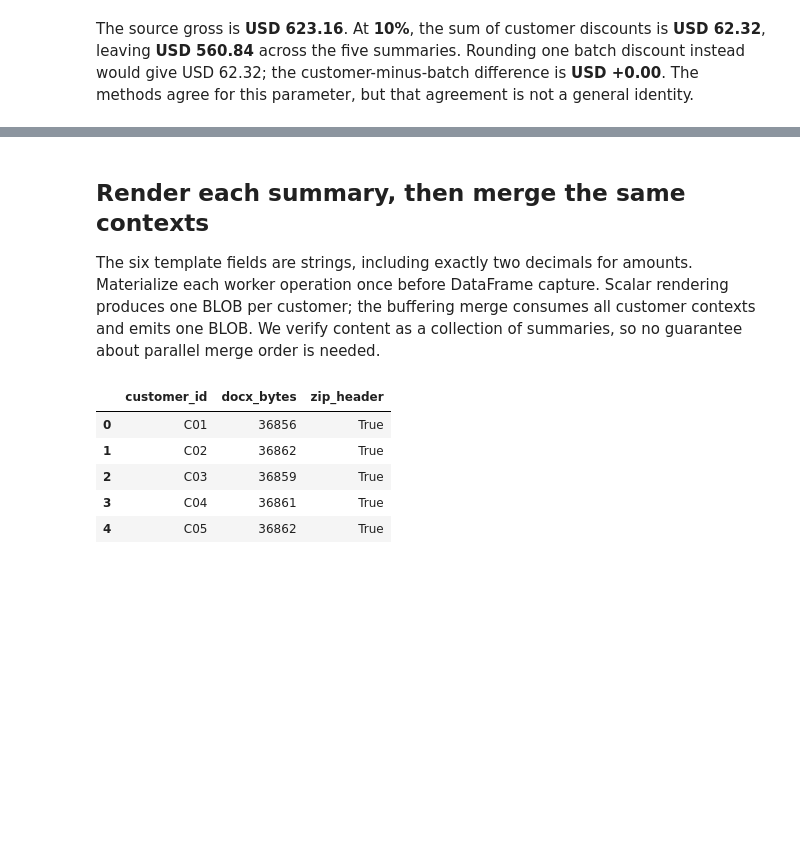
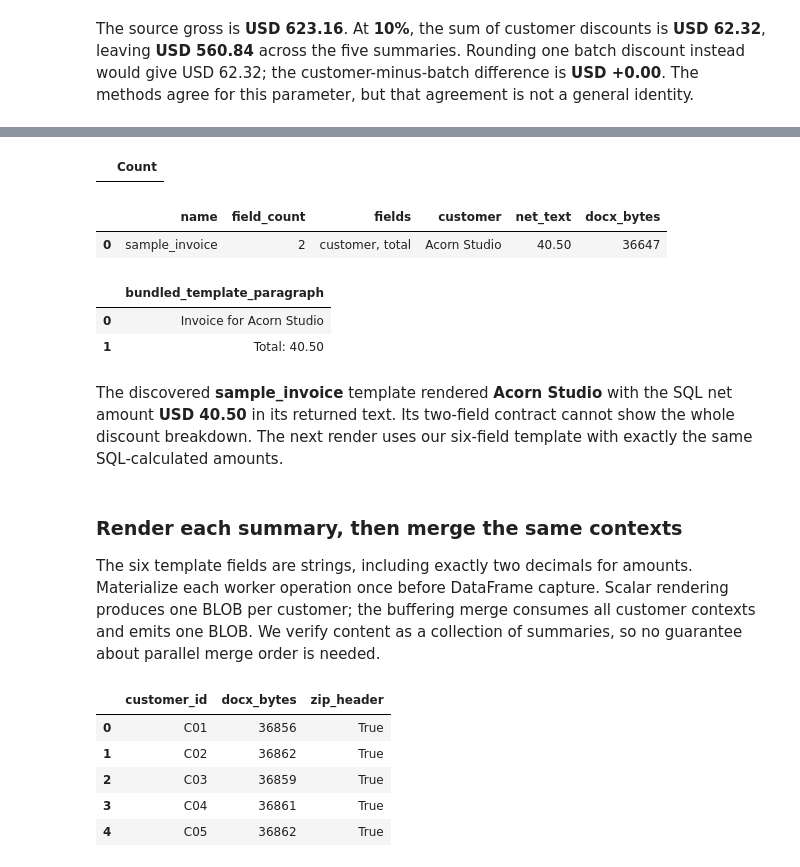
Before and after one commit to Query-farm/vgi-docgen, a Jupyter notebook: notebooks/01_reconcile_generated_documents.ipynb, the cells around one changed output, grey strips where cells are left out. Saved outputs shown, nothing was run; the diff lists cells and outputs as text; code cells hidden in the pictures; blank space fills up the shorter version.

```diff
--- a/notebooks/01_reconcile_generated_documents.ipynb
+++ b/notebooks/01_reconcile_generated_documents.ipynb
@@ -150,0 +198,10 @@ The source gross is **USD 623.16**. At **10%**, the sum of customer discounts is
+# %%
+%%sql
+CREATE TABLE bundled_preview AS
+SELECT t.name,t.field_count,t.fields,a.customer,a.net_usd::VARCHAR AS net_text,
+       docgen.main.docgen_render(t.path,{customer:a.customer,total:a.net_usd::VARCHAR}) AS doc
+FROM template_catalog t CROSS JOIN
+     (SELECT * FROM amounts ORDER BY customer_id LIMIT 1) a
+WHERE t.name='sample_invoice';
+# %% [output]
+|  | Count |
@@ -151,5 +212,28 @@ The source gross is **USD 623.16**. At **10%**, the sum of customer discounts is
+# %%
+display(preview.drop(columns="doc"))
+assert len(preview) == 1 and preview.iloc[0].docx_bytes > 0
+preview_row = preview.iloc[0]
+preview_paragraphs = paragraphs(bytes(preview_row.doc))
+preview_text = "\n".join(preview_paragraphs)
+assert preview_row.customer in preview_text and preview_row.net_text in preview_text
+assert "{{" not in preview_text and "{%" not in preview_text
+# Text inspection does not render the document or imply a particular page layout.
+display(pd.DataFrame({"bundled_template_paragraph": preview_paragraphs}))
+prose(
+    f"The discovered **{preview_row['name']}** template rendered **{preview_row.customer}** "
+    f"with the SQL net amount **USD {preview_row.net_text}** in its returned text. "
+    "Its two-field contract cannot show the whole discount breakdown. The next render uses "
+    "our six-field template with exactly the same SQL-calculated amounts."
+)
+# %% [output]
+|  | name | field_count | fields | customer | net_text | docx_bytes |
+| 0 | sample_invoice | 2 | customer, total | Acorn Studio | 40.50 | 36647 |
+|  | bundled_template_paragraph |
+| 0 | Invoice for Acorn Studio |
+| 1 | Total: 40.50 |
+The discovered **sample_invoice** template rendered **Acorn Studio** with the SQL net amount **USD 40.50** in its returned text. Its two-field contract cannot show the whole discount breakdown. The next render uses our six-field template with exactly the same SQL-calculated amounts.
 # %% [markdown]
-## Render each summary, then merge the same contexts
+### Render each summary, then merge the same contexts
 
 The six template fields are strings, including exactly two decimals for amounts.
 Materialize each worker operation once before DataFrame capture. Scalar rendering
```
Also changed, not shown: parts of 22 cells of this notebook, 10 other files.
